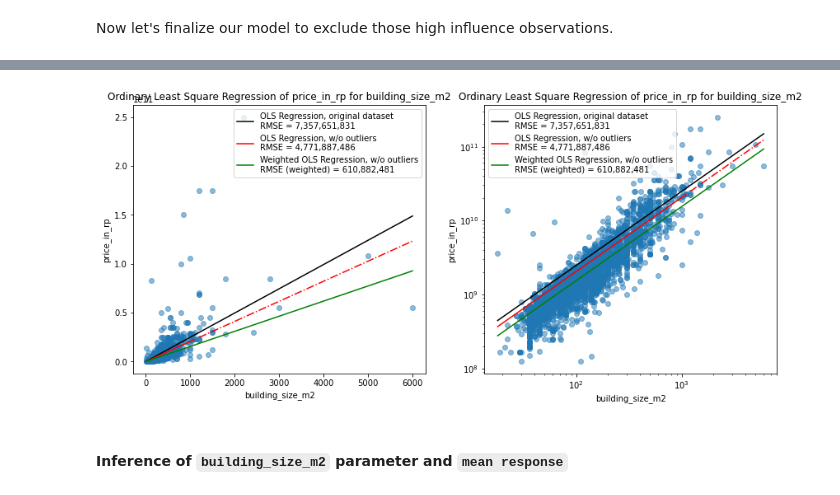
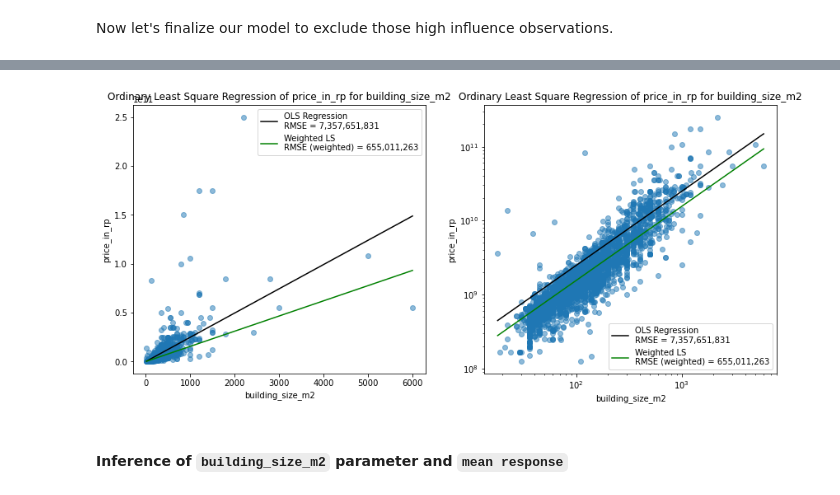
Before and after one commit to nbarizki/jabodetabekhousepricing, a Jupyter notebook: 3 - Linear Modeling of House Price.ipynb, the cells around one changed output, grey strips where cells are left out. Drawn from its saved outputs; the diff is of its cells as text; code cells hidden in the pictures.

```diff
--- a/3 - Linear Modeling of House Price.ipynb
+++ b/3 - Linear Modeling of House Price.ipynb
@@ -494,12 +578,10 @@ ax.legend()
 # %%
-from scipy.sparse import diags
-
 # Cook Distance
 X = X_train['building_size_m2'].values.reshape(-1, 1)
 y = y_train['price_in_rp'].values
 W = diags(sample_weight_a)
 p = X.shape[1] # no intercept
-resid = sample_weight_a*(y - y_predict_3a)
+resid = np.sqrt(sample_weight_a) * (y - y_predict_2a)
 se2 = np.square(np.linalg.norm(resid)) / (len(y) - p) # se2 = SSE / (n - p), p = 1 since no intercept
 h = np.diag(X @ np.linalg.inv((X.T) @ W @ X) @ (X.T) @ W) # leverage is (weighted) hat matrix diagonal
 student_resid = resid / np.sqrt(se2 * (1 - h))
@@ -523,14 +605,14 @@ ax[0].set_xlabel('leverage')
 ax[0].set_title('Leverage vs Studentized Residual')
 # Observations Plot
 ax[1].scatter(
-    x=X[~high_influence_obs], y=y[~high_influence_obs],
-    s=cooks_dist[~high_influence_obs] * 500, alpha=0.5)
+    x=X[~high_influence_obs], y=y[~high_influence_obs], alpha=0.5)
 ax[1].scatter(
     x=X[high_influence_obs], y=y[high_influence_obs],
-    s=cooks_dist[high_influence_obs] * 500, alpha=0.5, color='r', label='Outliers')
+    alpha=0.5, color='r', label='Outliers')
 for x, y, index in np.c_[X[high_influence_obs], y[high_influence_obs], high_influence_obs_index]:
     ax[1].text(x=x, y=y, s=str(int(index)), color='r')
 ax[1].set_title('High Influence, price_in_rp for building_size_m2')
 ax[1].set_ylabel('price_in_rp')
 ax[1].set_xlabel('building_size_m2')
+ax[1].set_xlim(0, 2000)
 # %% [output]
@@ -623,0 +670,13 @@ ax.legend()
+# %%
+{"tags": ["hide-input"]}
+
+fig, ax = plt.subplots(1, 2, figsize=(14, 6))
+for ax_ in ax:
+    ax_.scatter(x=y, y=y_predict_2b, alpha=0.3)
+    ax_.plot(np.sort(y), np.sort(y), color='g')
+    ax_.set_xlabel('y_obs')
+    ax_.set_ylabel('y_predict')
+ax[1].set_xscale('log')
+ax[1].set_yscale('log')
+fig.suptitle('y_obs vs y_predict')
+plt.show()
@@ -624,37 +706,28 @@ ax.legend()
 # %%
 X = X_train['building_size_m2'].values
 y = y_train['price_in_rp'].values
 # plot
 fig, ax = plt.subplots(1, 2, figsize=(14, 6))
 for ax_ in ax:
     ax_.scatter(X, y, alpha=0.5)
     ax_.plot(
         np.sort(X),
         y_predict_1[np.argsort(X)], color='black',
-        label=f'OLS Regression, original dataset\nRMSE = {np.sqrt(mse_1):,.0f}'
-    )
-    ax_.plot(
-        np.sort(X[X <= prediction_range]),
-        y_predict_2[np.argsort(X[X <= prediction_range])], color='r',
-        label=f'OLS Regression, w/o outliers\nRMSE = {np.sqrt(mse_2):,.0f}'
-    )
-    ax_.plot(
-        np.sort(X[X > prediction_range]),
-        y_predict_2_extr[np.argsort(X[X > prediction_range])], linestyle='-.', color='r',
-    )
+        label=f'OLS Regression\nRMSE = {np.sqrt(mse_1):,.0f}'
+        )
     ax_.plot(
         np.sort(X[~high_influence_obs].flatten()),
-        y_predict_3b[np.argsort(X[~high_influence_obs].flatten())], color='green',
-        label=f'Weighted OLS Regression, w/o outliers\nRMSE (weighted) = {np.sqrt(mse_3b):,.0f}',
+        y_predict_2b[np.argsort(X[~high_influence_obs].flatten())], color='green',
+        label=f'Weighted LS\nRMSE (weighted) = {np.sqrt(mse_2b):,.0f}',
     )
     ax_.set_title('Ordinary Least Square Regression of price_in_rp for building_size_m2')
     ax_.legend()
     ax_.set_xlabel('building_size_m2')
     ax_.set_ylabel('price_in_rp')
 ax[1].set_xscale('log')
 ax[1].set_yscale('log')
 # %% [output]
-[figure, old version]
+[figure, new version]
 # %% [markdown]
 #### **Inference of `building_size_m2` parameter  and `mean response`**
 # %% [markdown]
```
Also changed, not shown: parts of 27 cells of this notebook.
